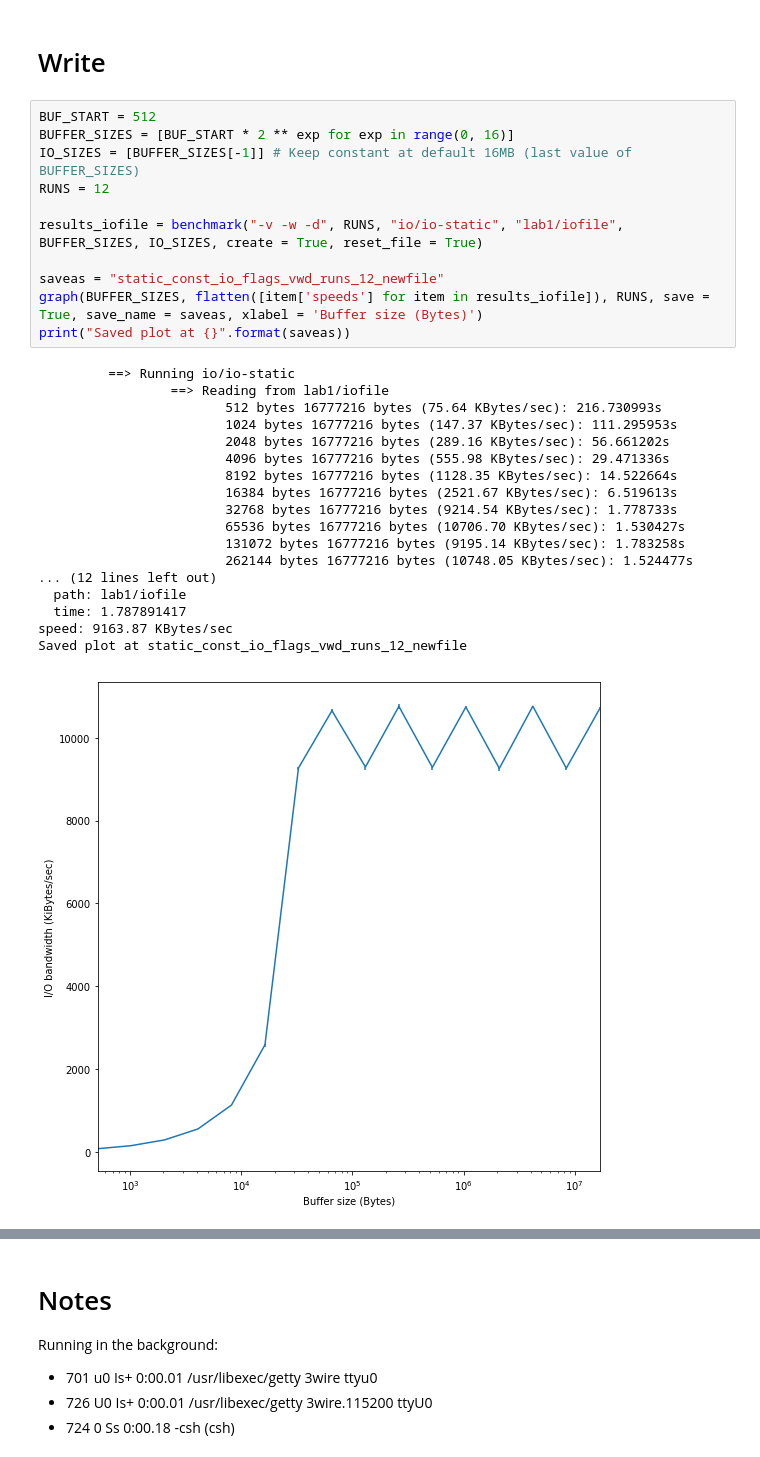
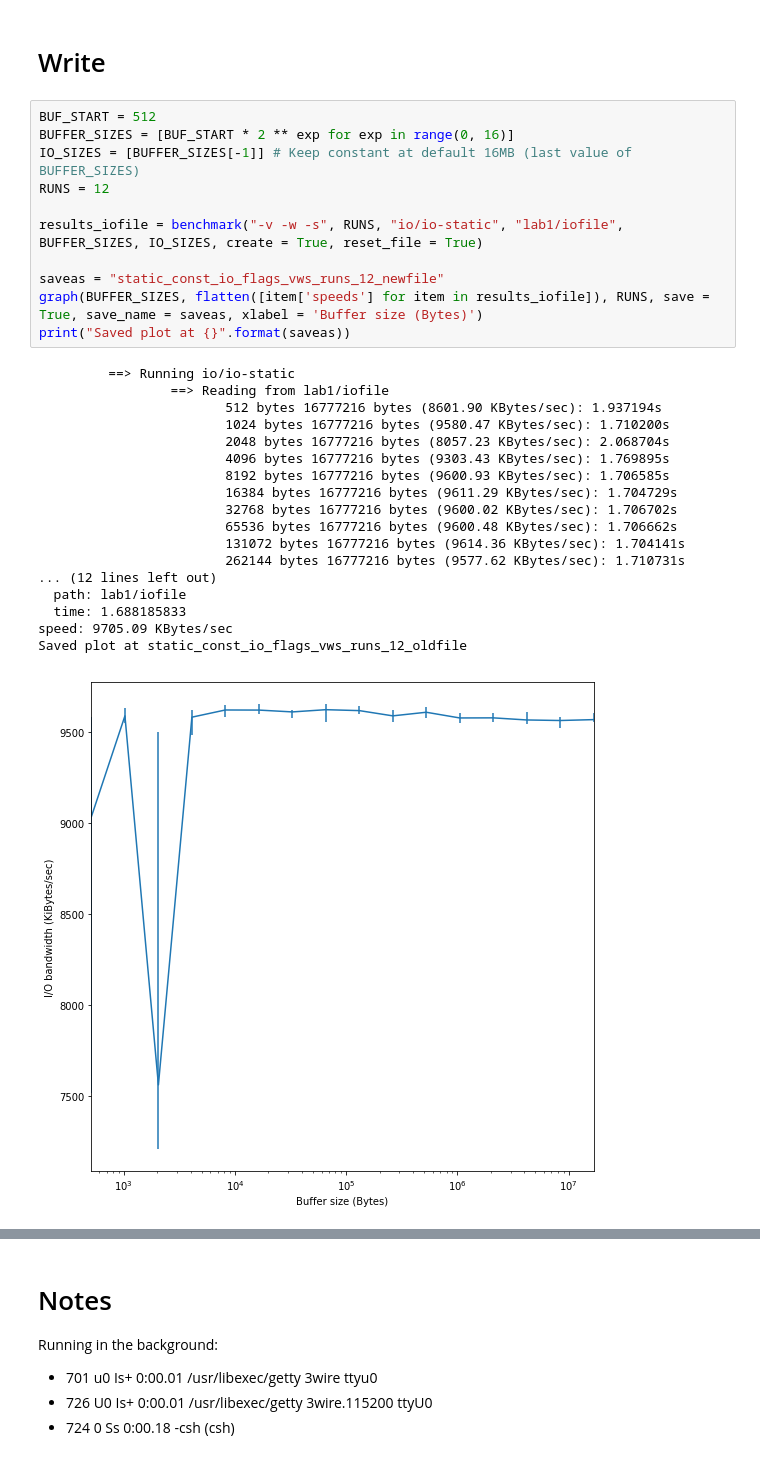
Before and after one commit to Michael137/os, a Jupyter notebook: l41-labs/lab1/lab1.ipynb, the cells around one changed output, grey strips where cells are left out. Cells and saved outputs as stored; diff of their text form.

Commit message:
more graphs

```diff
--- a/l41-labs/lab1/lab1.ipynb
+++ b/l41-labs/lab1/lab1.ipynb
@@ -352,33 +352,33 @@ Saved plot at static_const_buf_32k_flags_vrs_runs_12_newfile
 # %%
 BUF_START = 512
 BUFFER_SIZES = [BUF_START * 2 ** exp for exp in range(0, 16)]
 IO_SIZES = [BUFFER_SIZES[-1]] # Keep constant at default 16MB (last value of BUFFER_SIZES)
 RUNS = 12
 
-results_iofile = benchmark("-v -w -d", RUNS, "io/io-static", "lab1/iofile", BUFFER_SIZES, IO_SIZES, create = True, reset_file = True)
+results_iofile = benchmark("-v -w -s", RUNS, "io/io-static", "lab1/iofile", BUFFER_SIZES, IO_SIZES, create = True, reset_file = True)
 
-saveas = "static_const_io_flags_vwd_runs_12_newfile"
+saveas = "static_const_io_flags_vws_runs_12_newfile"
 graph(BUFFER_SIZES, flatten([item['speeds'] for item in results_iofile]), RUNS, save = True, save_name = saveas, xlabel = 'Buffer size (Bytes)')
 print("Saved plot at {}".format(saveas))
 # %% [output]
          ==> Running io/io-static
                  ==> Reading from lab1/iofile
-                        512 bytes 16777216 bytes (75.64 KBytes/sec): 216.730993s
-                        1024 bytes 16777216 bytes (147.37 KBytes/sec): 111.295953s
-                        2048 bytes 16777216 bytes (289.16 KBytes/sec): 56.661202s
-                        4096 bytes 16777216 bytes (555.98 KBytes/sec): 29.471336s
-                        8192 bytes 16777216 bytes (1128.35 KBytes/sec): 14.522664s
-                        16384 bytes 16777216 bytes (2521.67 KBytes/sec): 6.519613s
-                        32768 bytes 16777216 bytes (9214.54 KBytes/sec): 1.778733s
-                        65536 bytes 16777216 bytes (10706.70 KBytes/sec): 1.530427s
-                        131072 bytes 16777216 bytes (9195.14 KBytes/sec): 1.783258s
-                        262144 bytes 16777216 bytes (10748.05 KBytes/sec): 1.524477s
+                        512 bytes 16777216 bytes (8601.90 KBytes/sec): 1.937194s
+                        1024 bytes 16777216 bytes (9580.47 KBytes/sec): 1.710200s
+                        2048 bytes 16777216 bytes (8057.23 KBytes/sec): 2.068704s
+                        4096 bytes 16777216 bytes (9303.43 KBytes/sec): 1.769895s
+                        8192 bytes 16777216 bytes (9600.93 KBytes/sec): 1.706585s
+                        16384 bytes 16777216 bytes (9611.29 KBytes/sec): 1.704729s
+                        32768 bytes 16777216 bytes (9600.02 KBytes/sec): 1.706702s
+                        65536 bytes 16777216 bytes (9600.48 KBytes/sec): 1.706662s
+                        131072 bytes 16777216 bytes (9614.36 KBytes/sec): 1.704141s
+                        262144 bytes 16777216 bytes (9577.62 KBytes/sec): 1.710731s
 ... (12 lines left out)
   path: lab1/iofile
-  time: 1.787891417
-speed: 9163.87 KBytes/sec
-Saved plot at static_const_io_flags_vwd_runs_12_newfile
+  time: 1.688185833
+speed: 9705.09 KBytes/sec
+Saved plot at static_const_io_flags_vws_runs_12_oldfile
-[figure, old version]
+[figure, new version]
 # %%
 IO_START = 512
 IO_SIZES = [IO_START * 2 ** exp for exp in range(5, 16)]
```
Also changed, not shown: parts of 2 cells of this notebook, 6 other files.
